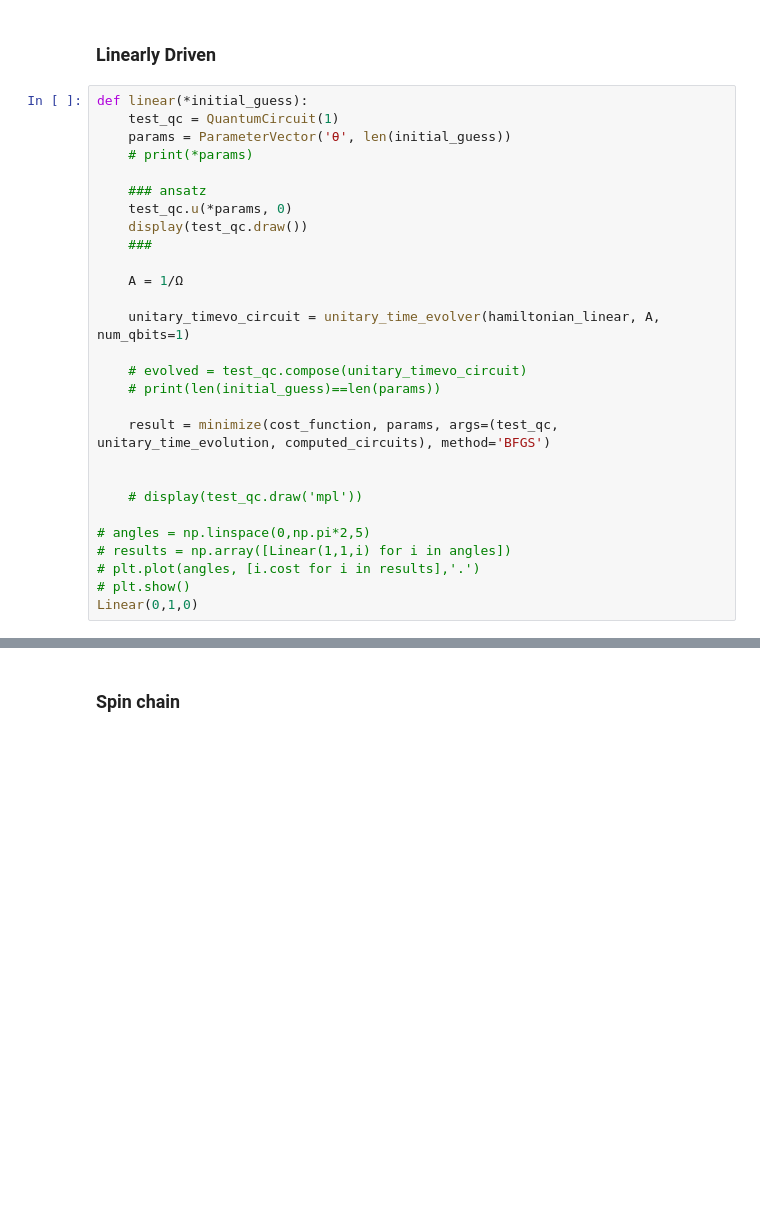
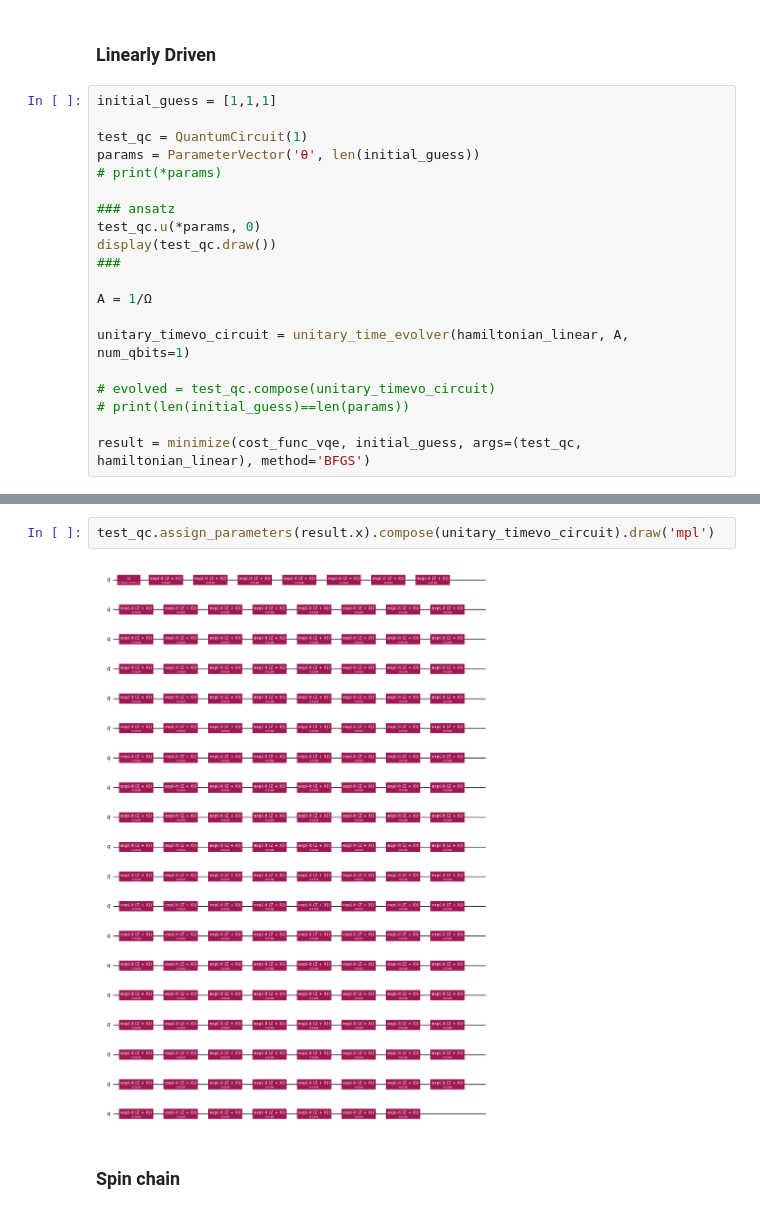
Before and after one commit to FazinHan/quantum-simulation, a Jupyter notebook: playground.ipynb, the cells around one changed output, grey strips where cells are left out. Drawn from its saved outputs; the diff is of its cells as text; blank space fills up the shorter version.

```diff
--- a/playground.ipynb
+++ b/playground.ipynb
@@ -200,33 +215,25 @@ def optimise(params, circuit, unitary_time_evolution, computed_circuits=[], opti
 # %% [markdown]
 ### Linearly Driven
 # %%
-def linear(*initial_guess):
-    test_qc = QuantumCircuit(1)
-    params = ParameterVector('θ', len(initial_guess))
-    # print(*params)
+initial_guess = [1,1,1]
 
-    ### ansatz
-    test_qc.u(*params, 0)
-    display(test_qc.draw())
-    ###
+test_qc = QuantumCircuit(1)
+params = ParameterVector('θ', len(initial_guess))
+# print(*params)
 
-    A = 1/Ω
+### ansatz
+test_qc.u(*params, 0)
+display(test_qc.draw())
+###
 
-    unitary_timevo_circuit = unitary_time_evolver(hamiltonian_linear, A, num_qbits=1)
+A = 1/Ω
 
-    # evolved = test_qc.compose(unitary_timevo_circuit)
-    # print(len(initial_guess)==len(params))
+unitary_timevo_circuit = unitary_time_evolver(hamiltonian_linear, A, num_qbits=1)
 
-    result = minimize(cost_function, params, args=(test_qc, unitary_time_evolution, computed_circuits), method='BFGS')
+# evolved = test_qc.compose(unitary_timevo_circuit)
+# print(len(initial_guess)==len(params))
 
-
-    # display(test_qc.draw('mpl'))
-
-# angles = np.linspace(0,np.pi*2,5)
-# results = np.array([Linear(1,1,i) for i in angles])
-# plt.plot(angles, [i.cost for i in results],'.')
-# plt.show()
-Linear(0,1,0)
+result = minimize(cost_func_vqe, initial_guess, args=(test_qc, hamiltonian_linear), method='BFGS')
 # %% [output]
    ┌───────────────────┐
 q: ┤ U(θ[0],θ[1],θ[2]) ├
@@ -254,3 +256,7 @@ results[-1].circuit.draw()
+# %%
+test_qc.assign_parameters(result.x).compose(unitary_timevo_circuit).draw('mpl')
+# %% [output]
+[figure, added]
 # %% [markdown]
 ### Spin chain
 # %%
```
Also changed, not shown: parts of 4 cells of this notebook, 1 other file.
